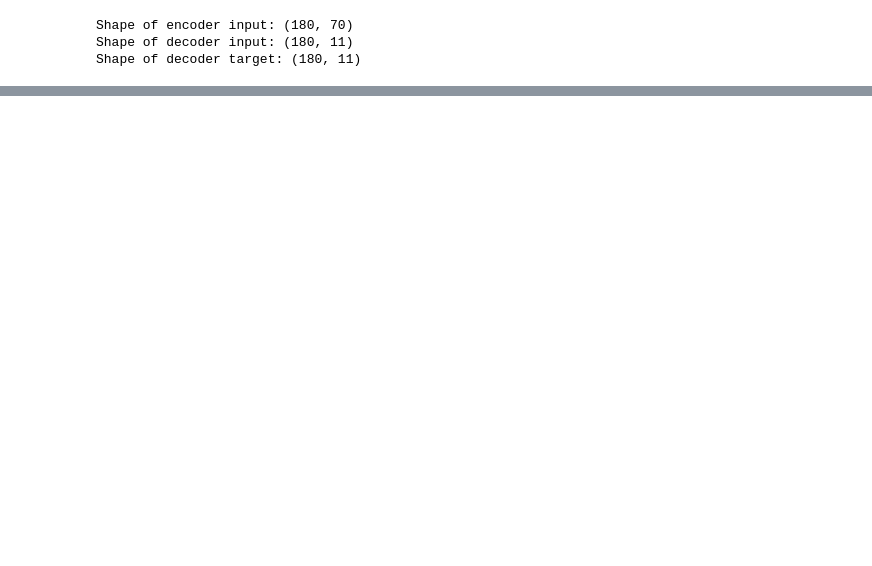
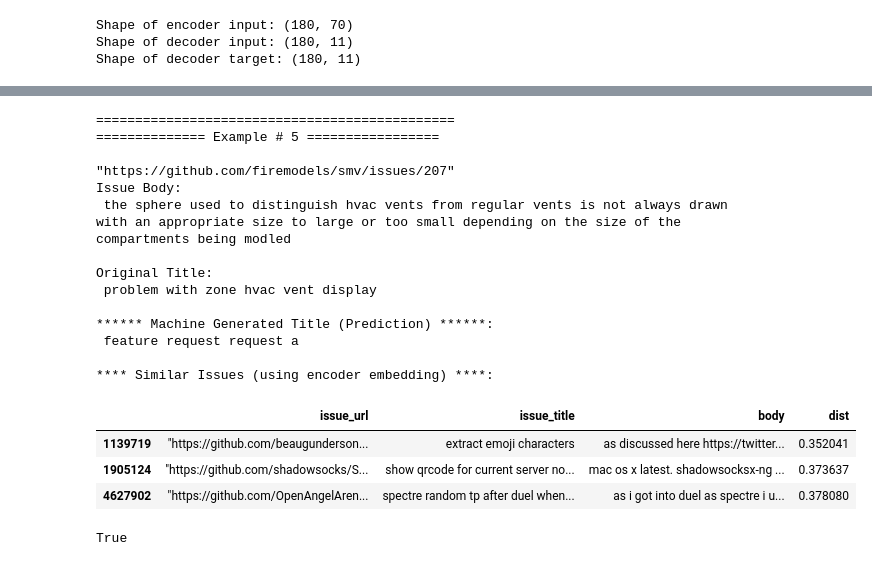
Before and after one commit to sanjitk7/textSummarisationGithubIssues, a Jupyter notebook: textSummarisation.ipynb, the cells around one changed output, grey strips where cells are left out. Saved outputs shown, nothing was run; the diff lists cells and outputs as text; code cells hidden in the pictures; blank space fills up the shorter version.

```diff
--- a/textSummarisation.ipynb
+++ b/textSummarisation.ipynb
@@ -220,0 +352,30 @@ AttributeError: ignored
+# %%
+seq2seq_inf_rec.demo_model_predictions(n=1, issue_df=testdf, threshold=1)
+# %% [output]
+==============================================
+============== Example # 5 =================
+
+"https://github.com/firemodels/smv/issues/207"
+Issue Body:
+ the sphere used to distinguish hvac vents from regular vents is not always drawn with an appropriate size to large or too small depending on the size of the compartments being modled
+
+Original Title:
+ problem with zone hvac vent display
+
+****** Machine Generated Title (Prediction) ******:
+ feature request request a
+
+**** Similar Issues (using encoder embedding) ****:
+|  | issue_url | issue_title | body | dist |
+| 1139719 | "https://github.com/beaugunderson... | extract emoji characters | as discussed here https://twitter... | 0.352041 |
+| 1905124 | "https://github.com/shadowsocks/S... | show qrcode for current server no... | mac os x latest. shadowsocksx-ng ... | 0.373637 |
+| 4627902 | "https://github.com/OpenAngelAren... | spectre random tp after duel when... | as i got into duel as spectre i u... | 0.378080 |
+# %%
+# incase you need to reset the rec system
+# seq2seq_inf_rec.set_recsys_annoyobj(recsys_annoyobj)
+# seq2seq_inf_rec.set_recsys_data(all_data_df)
+
+# save object
+recsys_annoyobj.save('recsys_annoyobj.pkl')
+# %% [output]
+True
```
Also changed, not shown: parts of 23 cells of this notebook.
